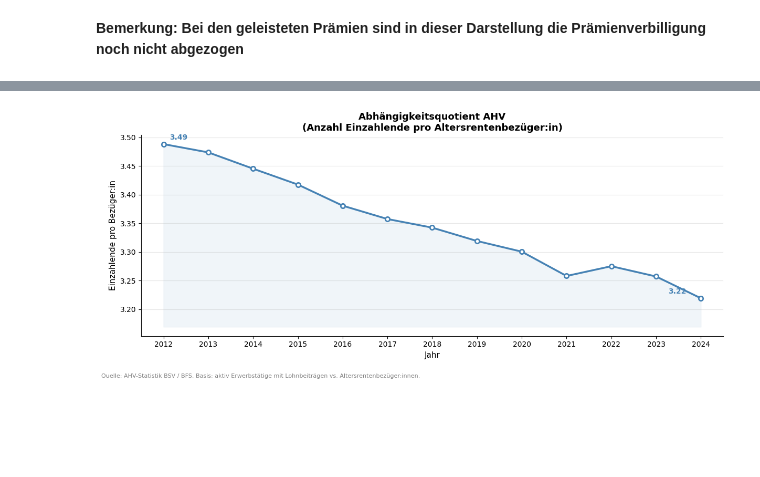
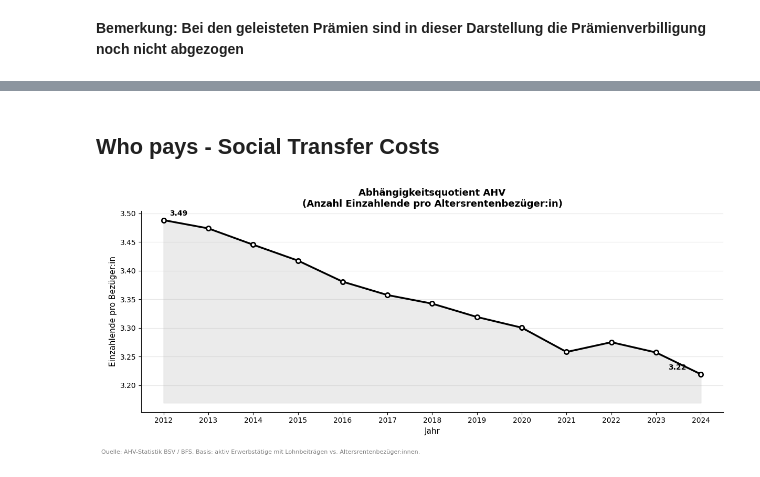
Before and after one commit to javi36/PODSV_Visualisierungsprojekt, a Jupyter notebook: 02_eda/eda_whopays.ipynb, the cells around one changed output, grey strips where cells are left out. Saved outputs shown, nothing was run; the diff lists cells and outputs as text; code cells hidden in the pictures; blank space fills up the shorter version.

```diff
--- a/02_eda/eda_whopays.ipynb
+++ b/02_eda/eda_whopays.ipynb
@@ -652,0 +379,11 @@ plt.show()
+# %%
+netto_cashflow = []
+for gen in GENS_STACK:
+    reihe = []
+    for jahr in jahre_stack:
+        praemie  = get_okp_val('okp_premium', 'per_capita_chf', gen, jahr)
+        pv       = get_pv_per_versicherter(gen, jahr)
+        kosten   = get_okp_val('okp_bruttoleistungen', 'per_capita_chf', gen, jahr)
+        netto    = kosten - max(praemie - pv, 0)
+        reihe.append(netto)
+    netto_cashflow.append(reihe)
@@ -652,0 +442,17 @@ plt.show()
+# %%
+AHV_SATZ = 0.087
+
+def get_bruttolohn(gen, jahr):
+    n = ahv_ein[
+        (ahv_ein['metric'] == 'n_personen') &
+        (ahv_ein['project_age_group'] == gen) &
+        (ahv_ein['year'] == jahr)
+    ]['value'].sum()
+    s = ahv_ein[
+        (ahv_ein['metric'] == 'sum_beitrag_ahv') &
+        (ahv_ein['project_age_group'] == gen) &
+        (ahv_ein['year'] == jahr)
+    ]['value'].sum()
+    if n == 0:
+        return 0
+    return (s / n) / AHV_SATZ / 12
@@ -653,42 +557,45 @@ plt.show()
+# %% [markdown]
+## Who pays - Social Transfer Costs
 # %%
 # VIZ 2: Abhängigkeitsquotient AHV (Liniendiagramm)
 # Basis: verhaeltnis-DataFrame aus Cell 18
 
-viz2_data = verhaeltnis[verhaeltnis['year'] >= 2012].copy()
+jahr_min = int(verhaeltnis['year'].min())
+viz2_data = verhaeltnis[verhaeltnis['year'] >= jahr_min].copy()
 
 fig, ax = plt.subplots(figsize=(12, 5))
 
 ax.plot(viz2_data['year'], viz2_data['ratio'],
-        color='steelblue', linewidth=2.5,
+        color='black', linewidth=2.5,
         marker='o', markersize=6,
         markerfacecolor='white', markeredgewidth=2)
 
 ax.fill_between(viz2_data['year'], viz2_data['ratio'], viz2_data['ratio'].min() - 0.05,
-                color='steelblue', alpha=0.08)
+                color='black', alpha=0.08)
 
 # Erste und letzte Datenpunkte beschriften
 for idx in [0, -1]:
     row = viz2_data.iloc[idx]
     ax.annotate(f"{row['ratio']:.2f}",
                 xy=(row['year'], row['ratio']),
                 xytext=(8 if idx == 0 else -45, 6),
                 textcoords='offset points',
-                fontsize=10, fontweight='bold', color='steelblue')
+                fontsize=10, fontweight='bold', color='black')
 
 ax.set_xlim(2011.5, 2024.5)
 ax.set_xticks(viz2_data['year'])
 ax.set_xlabel('Jahr', fontsize=11)
 ax.set_ylabel('Einzahlende pro Bezüger:in', fontsize=11)
 ax.set_title('Abhängigkeitsquotient AHV\n(Anzahl Einzahlende pro Altersrentenbezüger:in)',
              fontsize=13, fontweight='bold')
 ax.spines[['top', 'right']].set_visible(False)
 ax.grid(axis='y', alpha=0.3)
 
 fig.text(0, -0.04,
          'Quelle: AHV-Statistik BSV / BFS. Basis: aktiv Erwerbstätige mit Lohnbeiträgen vs. Altersrentenbezüger:innen.',
          fontsize=8, color='gray')
 
 plt.tight_layout()
 plt.show()
 # %% [output]
-[figure, old version]
+[figure, new version]
```
Also changed, not shown: parts of 24 cells of this notebook, 7 other files.
